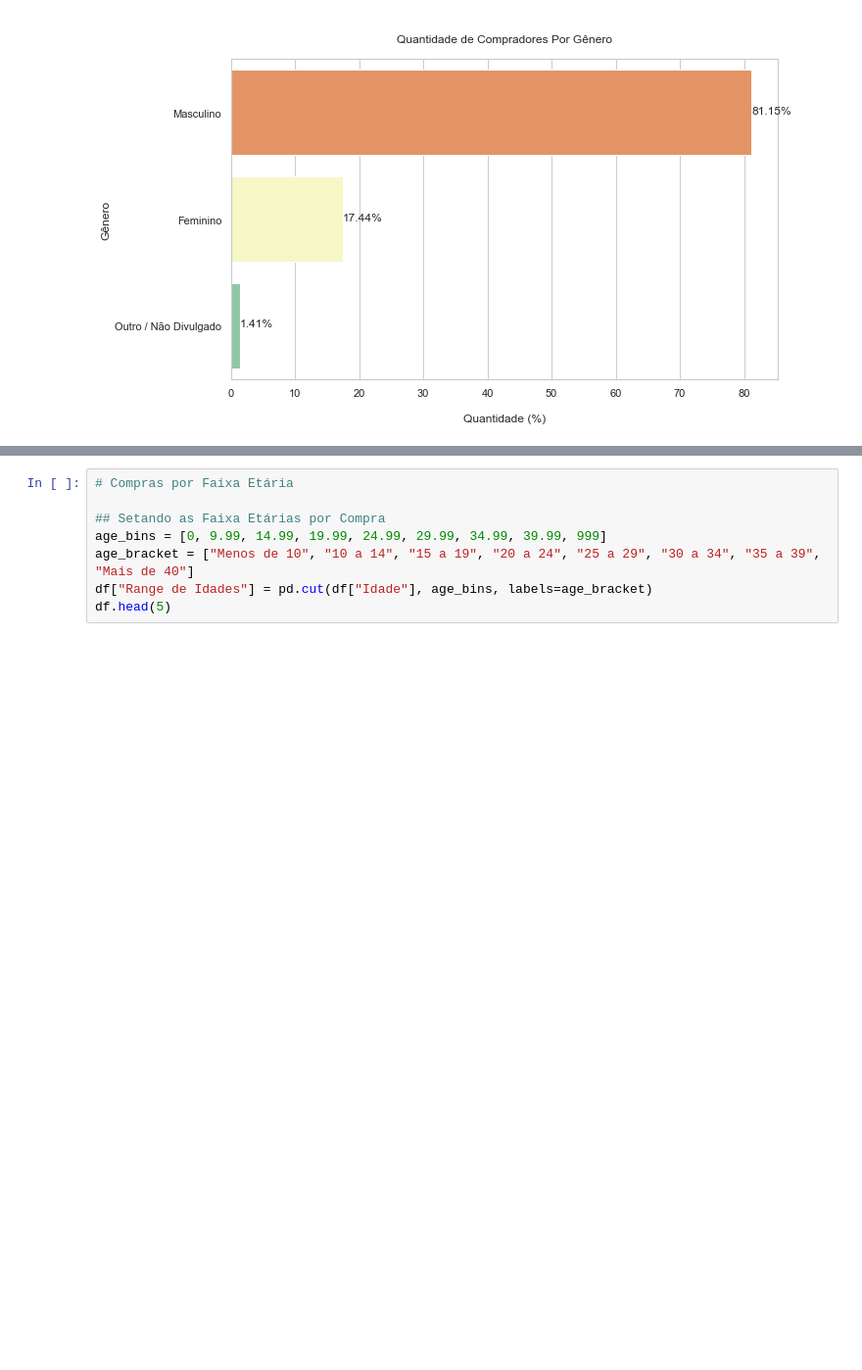
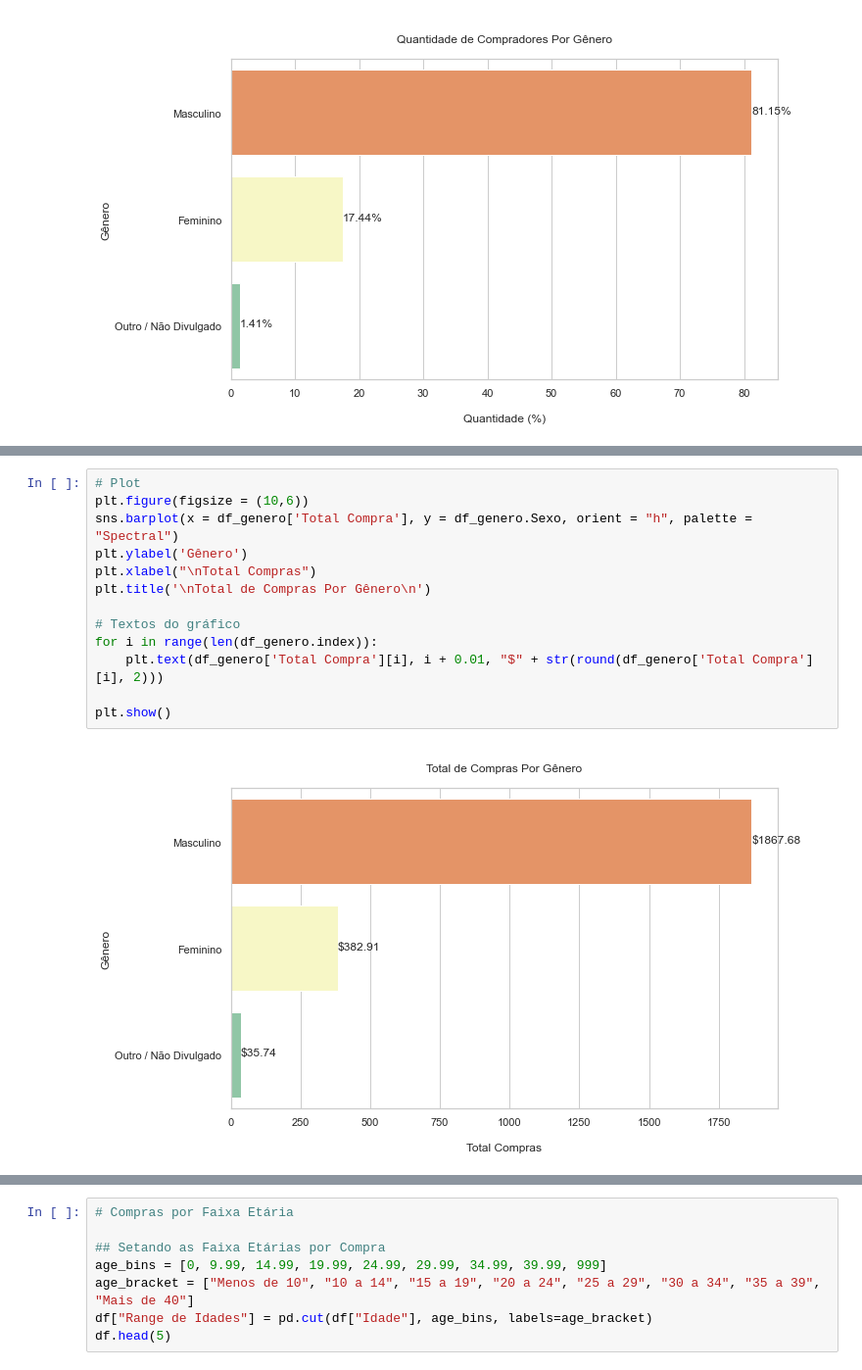
Before and after one commit to felipetac/compras-data-analytics-python, a Jupyter notebook: compras-data-analytics.ipynb, the cells around one changed output, grey strips where cells are left out. Shown at 98% size. Drawn from its saved outputs; the diff is of its cells as text; blank space fills up the shorter version.

```diff
--- a/compras-data-analytics.ipynb
+++ b/compras-data-analytics.ipynb
@@ -169,0 +175,15 @@ df_genero
+# %%
+# Plot
+plt.figure(figsize = (10,6))
+sns.barplot(x = df_genero['Total Compra'], y = df_genero.Sexo, orient = "h", palette = "Spectral")
+plt.ylabel('Gênero')
+plt.xlabel("\nTotal Compras")
+plt.title('\nTotal de Compras Por Gênero\n')
+
+# Textos do gráfico
+for i in range(len(df_genero.index)):
+    plt.text(df_genero['Total Compra'][i], i + 0.01, "$" + str(round(df_genero['Total Compra'][i], 2)))
+
+plt.show()
+# %% [output]
+[figure, added]
```
Also changed, not shown: parts of 13 cells of this notebook.
